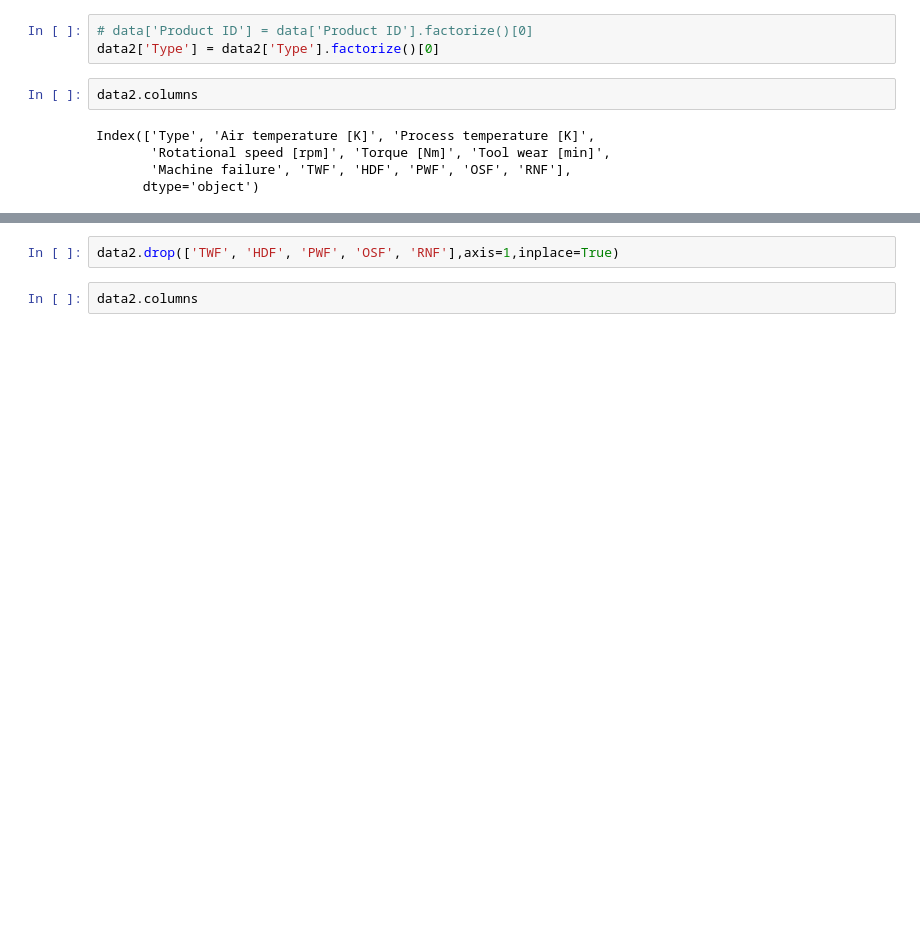
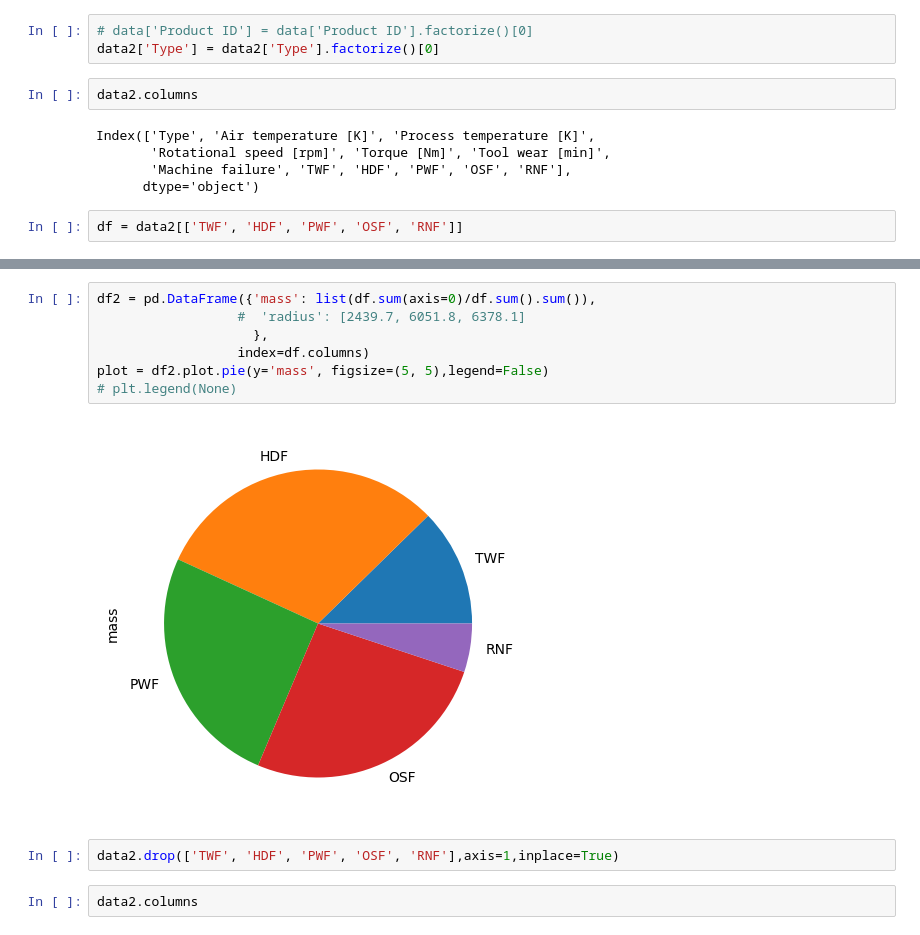
Before and after one commit to RedBatProject/Works, a Jupyter notebook: work_41.ipynb, the cells around one changed output, grey strips where cells are left out. Drawn from its saved outputs; the diff is of its cells as text; blank space fills up the shorter version.

```diff
--- a/work_41.ipynb
+++ b/work_41.ipynb
@@ -157,3 +161,5 @@ Index(['Type', 'Air temperature [K]', 'Process temperature [K]',
        'Rotational speed [rpm]', 'Torque [Nm]', 'Tool wear [min]',
        'Machine failure', 'TWF', 'HDF', 'PWF', 'OSF', 'RNF'],
       dtype='object')
+# %%
+df = data2[['TWF', 'HDF', 'PWF', 'OSF', 'RNF']]
@@ -160,3 +216,12 @@ Index(['Type', 'Air temperature [K]', 'Process temperature [K]',
+# %%
+df2 = pd.DataFrame({'mass': list(df.sum(axis=0)/df.sum().sum()),
+                  #  'radius': [2439.7, 6051.8, 6378.1]
+                    },
+                  index=df.columns)
+plot = df2.plot.pie(y='mass', figsize=(5, 5),legend=False)
+# plt.legend(None)
+# %% [output]
+[figure, added]
 # %%
 data2.drop(['TWF', 'HDF', 'PWF', 'OSF', 'RNF'],axis=1,inplace=True)
 # %%
```
Also changed, not shown: parts of 38 cells of this notebook.
